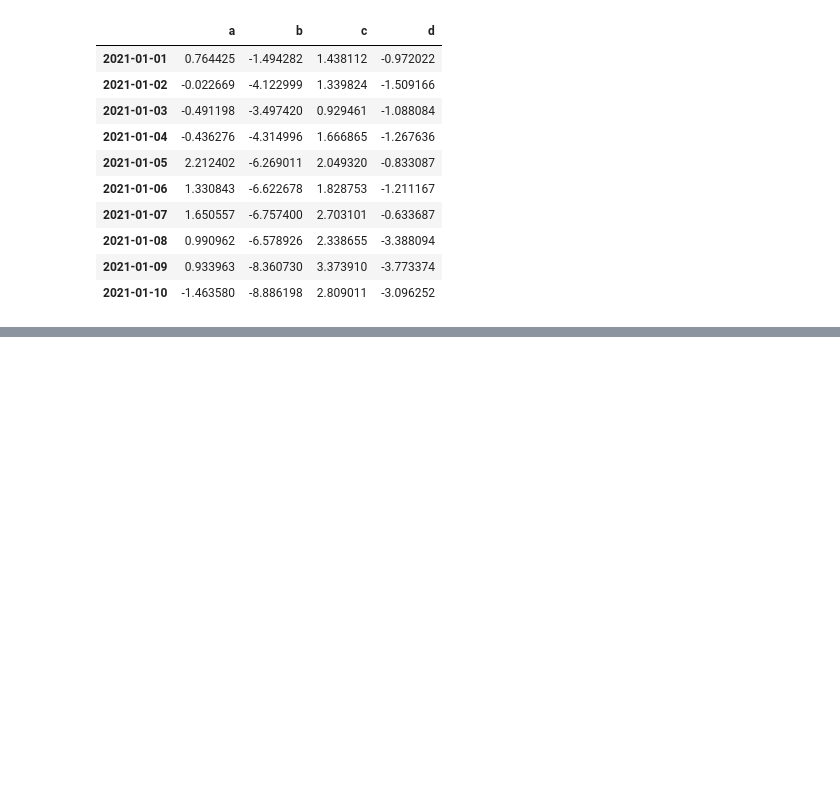
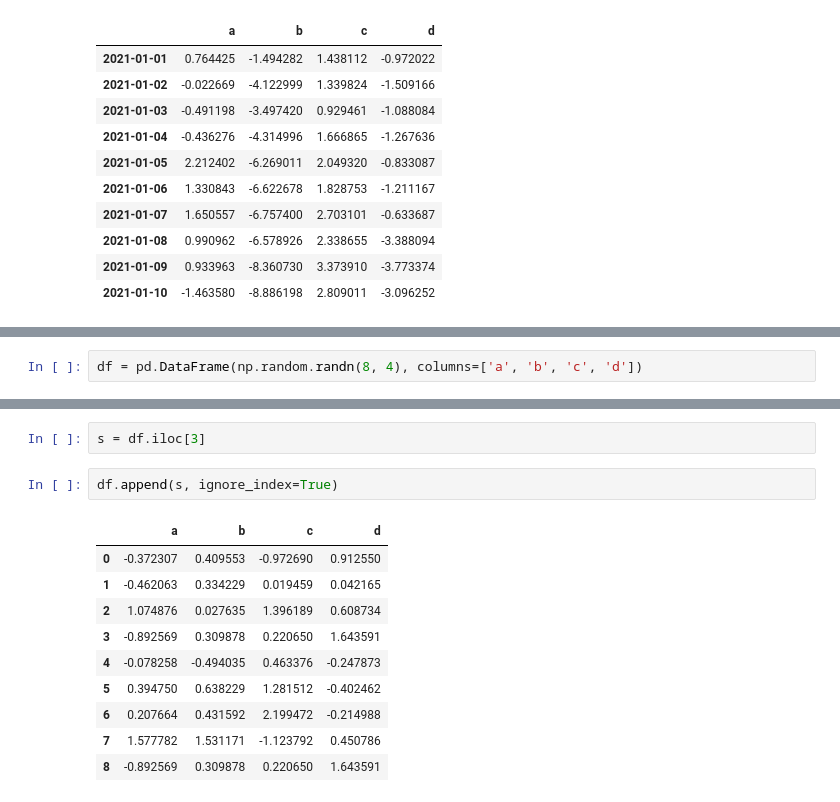
Before and after one commit to jpaulorc/Leaning-Python, a Jupyter notebook: NB00012-pandas.ipynb, the cells around one changed output, grey strips where cells are left out. Drawn from its saved outputs; the diff is of its cells as text; blank space fills up the shorter version.

```diff
--- a/NB00012-pandas.ipynb
+++ b/NB00012-pandas.ipynb
@@ -525,0 +547,2 @@ df.apply(np.cumsum)
+# %%
+df = pd.DataFrame(np.random.randn(8, 4), columns=['a', 'b', 'c', 'd'])
@@ -525,0 +561,15 @@ df.apply(np.cumsum)
+# %%
+s = df.iloc[3]
+# %%
+df.append(s, ignore_index=True)
+# %% [output]
+|  | a | b | c | d |
+| 0 | -0.372307 | 0.409553 | -0.972690 | 0.912550 |
+| 1 | -0.462063 | 0.334229 | 0.019459 | 0.042165 |
+| 2 | 1.074876 | 0.027635 | 1.396189 | 0.608734 |
+| 3 | -0.892569 | 0.309878 | 0.220650 | 1.643591 |
+| 4 | -0.078258 | -0.494035 | 0.463376 | -0.247873 |
+| 5 | 0.394750 | 0.638229 | 1.281512 | -0.402462 |
+| 6 | 0.207664 | 0.431592 | 2.199472 | -0.214988 |
+| 7 | 1.577782 | 1.531171 | -1.123792 | 0.450786 |
+| 8 | -0.892569 | 0.309878 | 0.220650 | 1.643591 |
```
Also changed, not shown: parts of 5 cells of this notebook.
